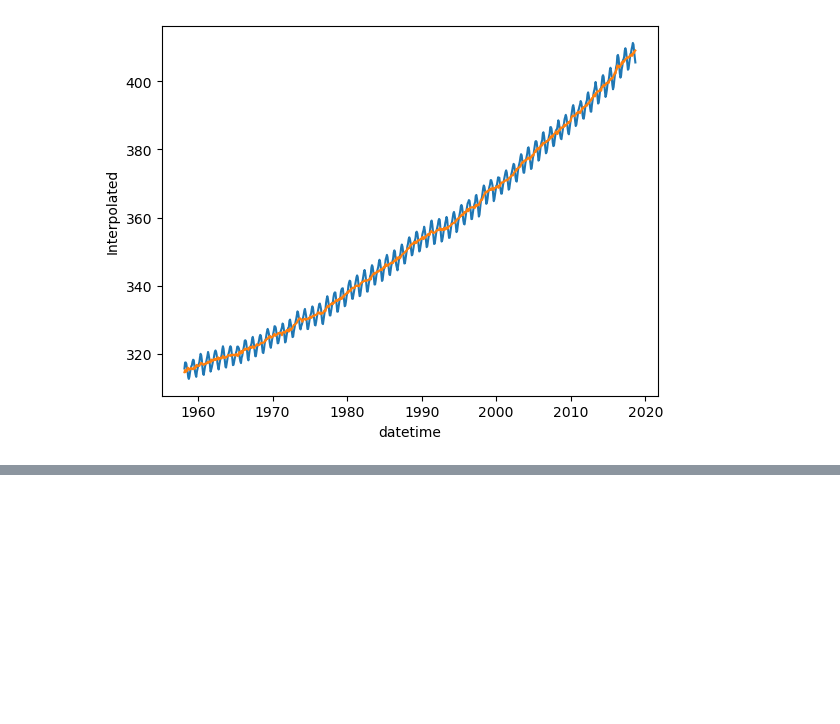
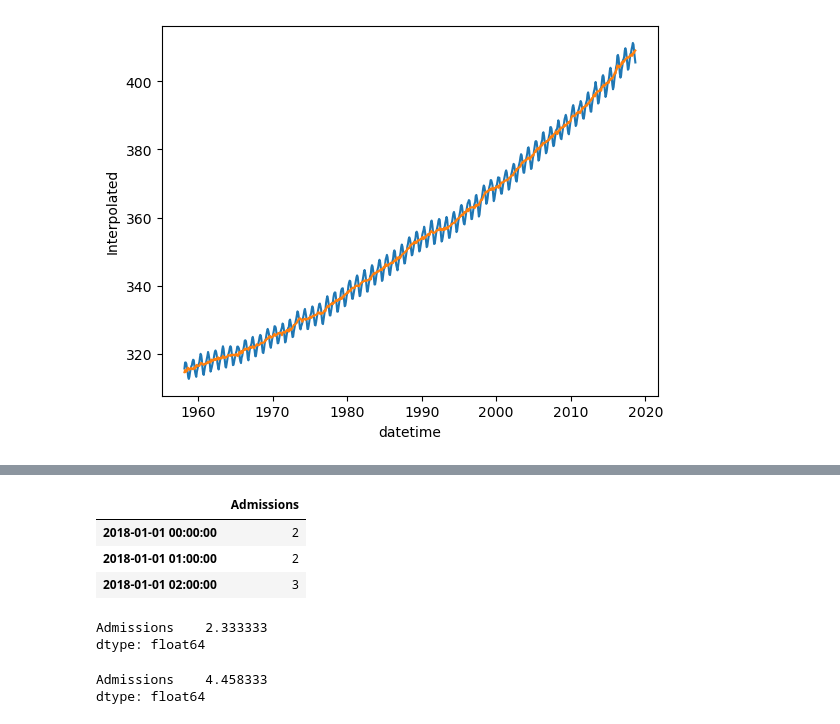
Before and after one commit to PeeBs68/mywork, a Jupyter notebook: prog_da_week6.ipynb, the cells around one changed output, grey strips where cells are left out. Saved outputs shown, nothing was run; the diff lists cells and outputs as text; code cells hidden in the pictures; blank space fills up the shorter version.

```diff
--- a/prog_da_week6.ipynb
+++ b/prog_da_week6.ipynb
@@ -81,0 +147,23 @@ sns.lineplot(data=df, x='datetime', y='Trend')
+# %%
+# Numbers over time frequency
+
+ts.loc['2018-01-01 00:00:00':'2018-01-01 02:00:00']
+# %% [output]
+|  | Admissions |
+| 2018-01-01 00:00:00 | 2 |
+| 2018-01-01 01:00:00 | 2 |
+| 2018-01-01 02:00:00 | 3 |
+# %%
+# Average numbers over time frequency
+
+ts.loc['2018-01-01 00:00:00':'2018-01-01 02:00:00'].mean()
+# %% [output]
+Admissions    2.333333
+dtype: float64
+# %%
+# Note the difference when using iloc
+
+ts.iloc[0:24].mean()
+# %% [output]
+Admissions    4.458333
+dtype: float64
```
Also changed, not shown: parts of 12 cells of this notebook.
